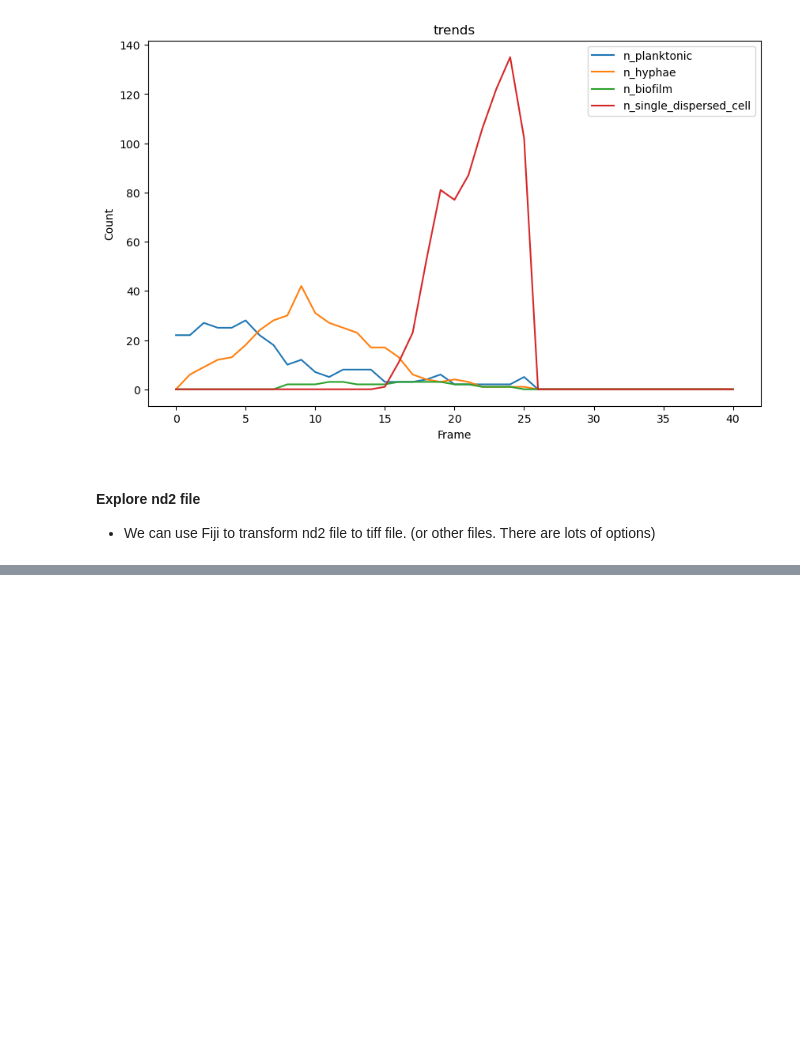
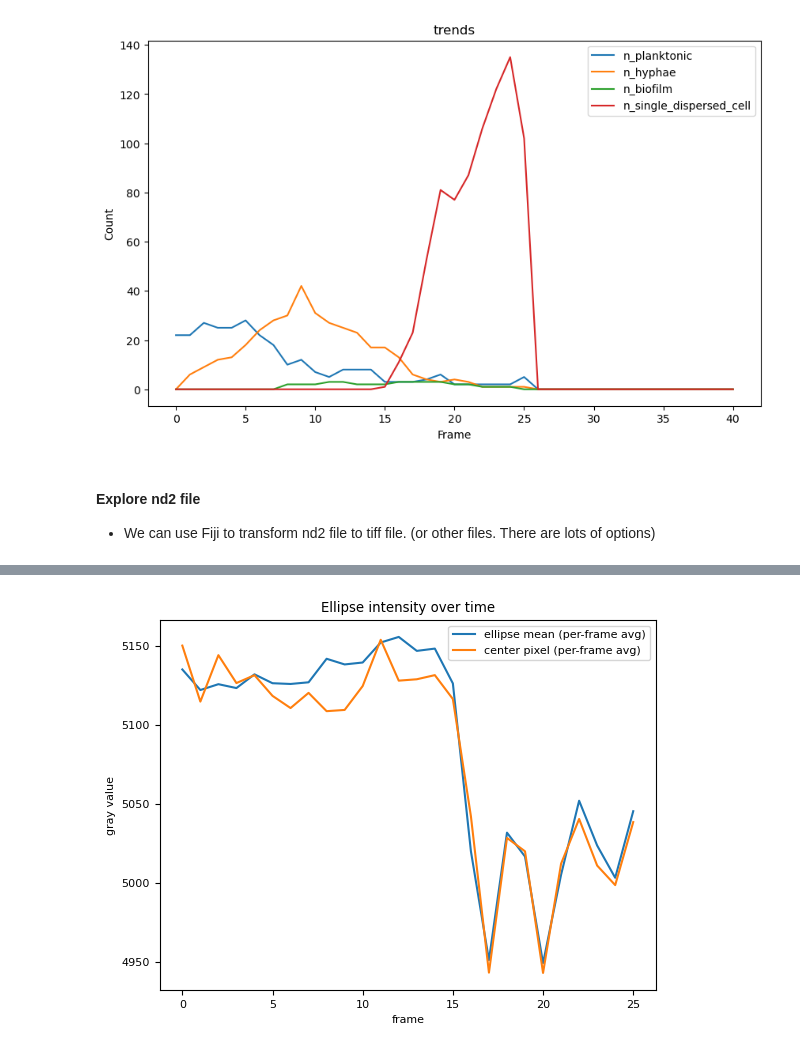
Before and after one commit to Mo119m/Cellular-state-image, a Jupyter notebook: eda.ipynb, the cells around one changed output, grey strips where cells are left out. Drawn from its saved outputs; the diff is of its cells as text; code cells hidden in the pictures; blank space fills up the shorter version.

```diff
--- a/eda.ipynb
+++ b/eda.ipynb
@@ -192,0 +319,16 @@ plt.legend(); plt.show()
+# %%
+import pandas as pd
+
+rows = []
+for frame, items in polylines_by_frame.items():
+    for j, (pts, label) in enumerate(items):
+        rows.append({
+            "frame": frame,
+            "polyline_id": j,
+            "label": label,
+            "n_points": len(pts),
+            "points": pts
+        })
+
+df = pd.DataFrame(rows).sort_values(["frame", "polyline_id"]).reset_index(drop=True)
+df
@@ -192,0 +386,18 @@ plt.legend(); plt.show()
+# %%
+rows = []
+for frame, items in ellipses_by_frame.items():
+    for j, (cx, cy, rx, ry, label) in enumerate(items):
+        rows.append({
+            "frame": frame,
+            "ellipse_id": j,
+            "label": label,
+            "cx": float(cx),
+            "cy": float(cy),
+            "rx": float(rx),
+            "ry": float(ry),
+        })
+
+df_ell = (pd.DataFrame(rows)
+            .sort_values(["frame","ellipse_id"])
+            .reset_index(drop=True))
+print(df_ell)
@@ -192,0 +546,13 @@ plt.legend(); plt.show()
+# %%
+per_frame = (df_ell_gray.groupby("frame")[["center_gray","mean_gray"]]
+             .mean())
+
+plt.plot(per_frame.index, per_frame["mean_gray"], label="ellipse mean (per-frame avg)")
+plt.plot(per_frame.index, per_frame["center_gray"], label="center pixel (per-frame avg)")
+plt.xlabel("frame")
+plt.ylabel("gray value")
+plt.title("Ellipse intensity over time")
+plt.legend()
+plt.show()
+# %% [output]
+[figure, added]
```
Also changed, not shown: parts of 23 cells of this notebook, 7 other files.
